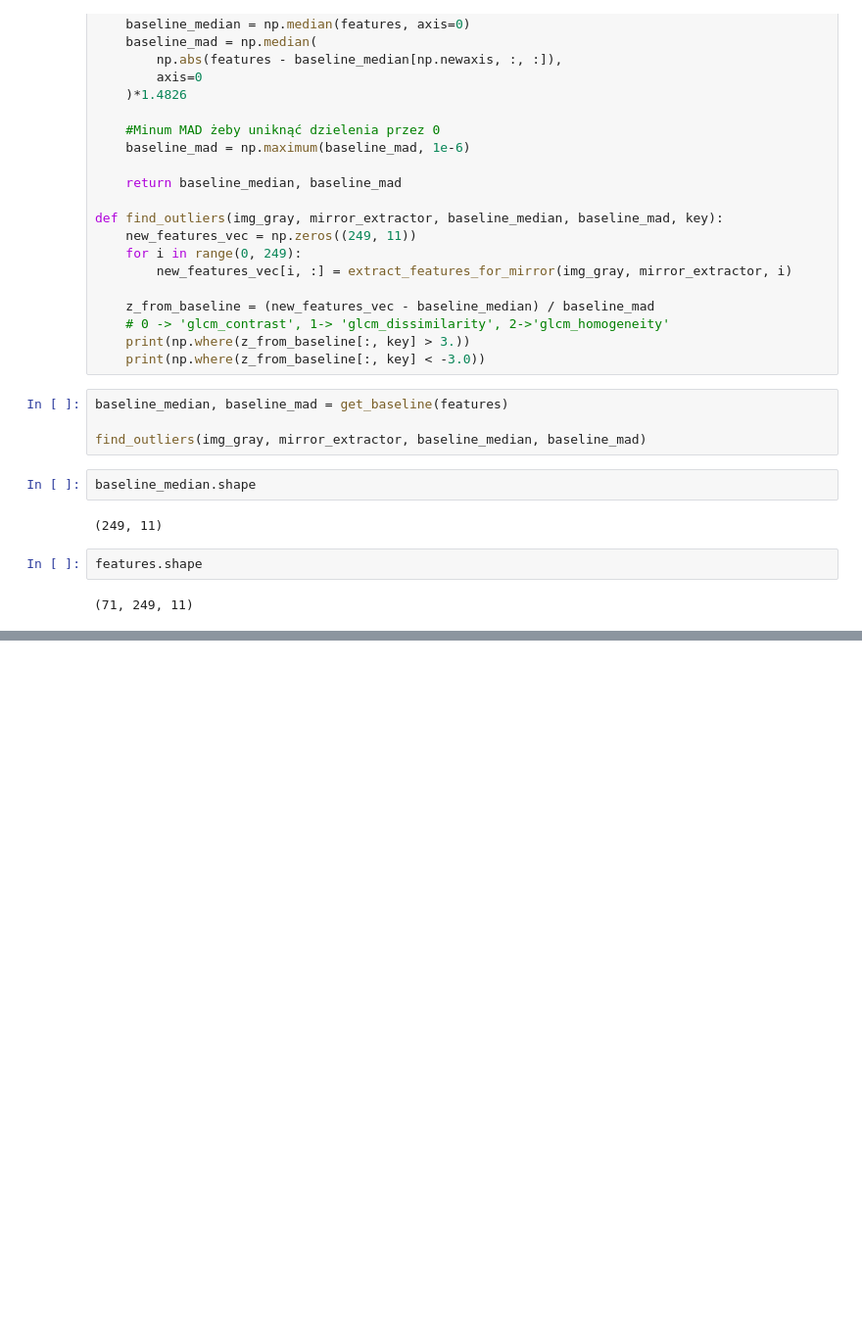
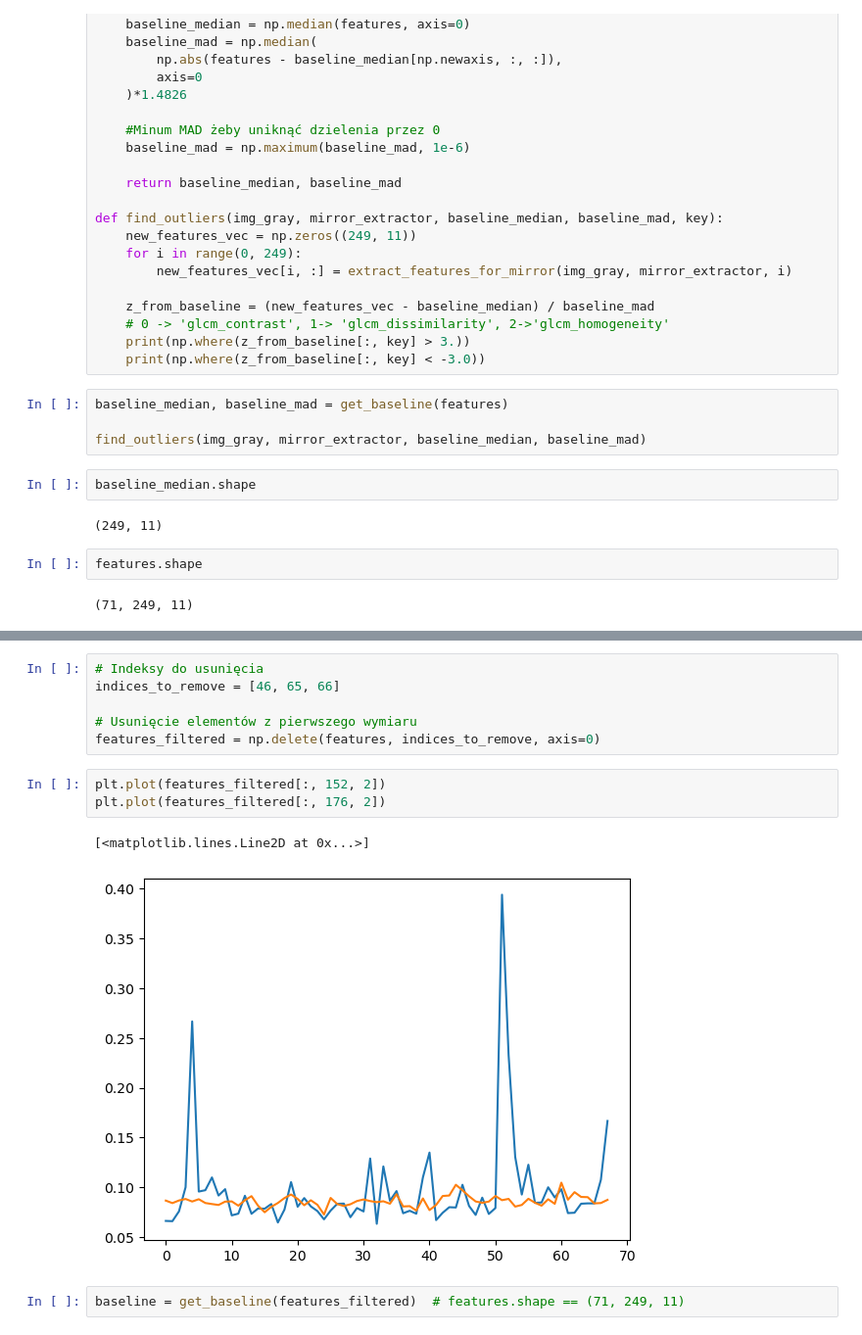
Before and after one commit to pawel21/Computer_vision_for_MAGIC, a Jupyter notebook: notebooks/baseline/check_for_webcam_img.ipynb, the cells around one changed output, grey strips where cells are left out. Shown at 98% size. Saved outputs shown, nothing was run; the diff lists cells and outputs as text; blank space fills up the shorter version.

```diff
--- a/notebooks/baseline/check_for_webcam_img.ipynb
+++ b/notebooks/baseline/check_for_webcam_img.ipynb
@@ -215,0 +429,14 @@ features.shape
+# %%
+# Indeksy do usunięcia
+indices_to_remove = [46, 65, 66]
+
+# Usunięcie elementów z pierwszego wymiaru
+features_filtered = np.delete(features, indices_to_remove, axis=0)
+# %%
+plt.plot(features_filtered[:, 152, 2])
+plt.plot(features_filtered[:, 176, 2])
+# %% [output]
+[<matplotlib.lines.Line2D at 0x...>]
+[figure, added]
+# %%
+baseline = get_baseline(features_filtered)  # features.shape == (71, 249, 11)
```
Also changed, not shown: parts of 18 cells of this notebook.
